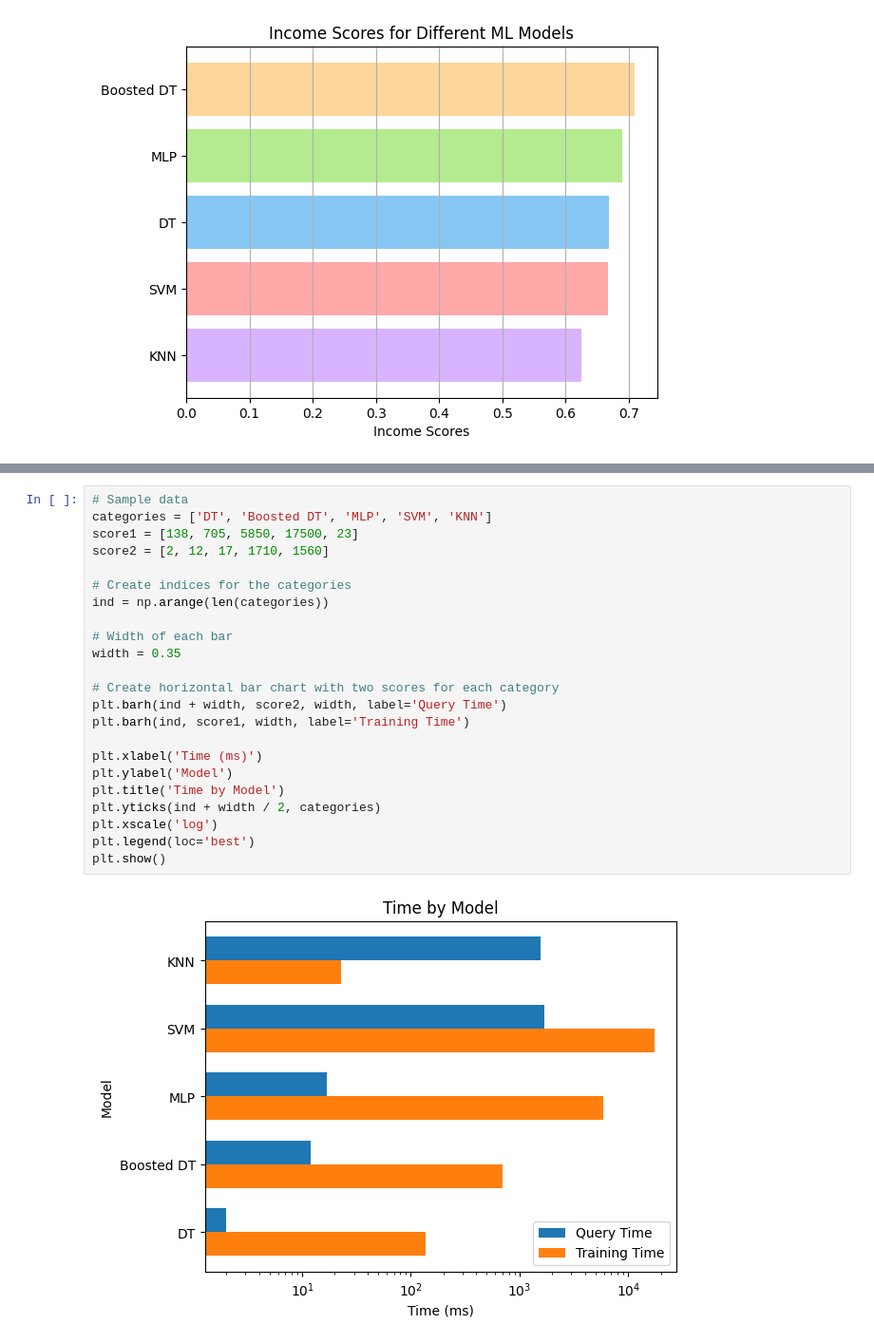
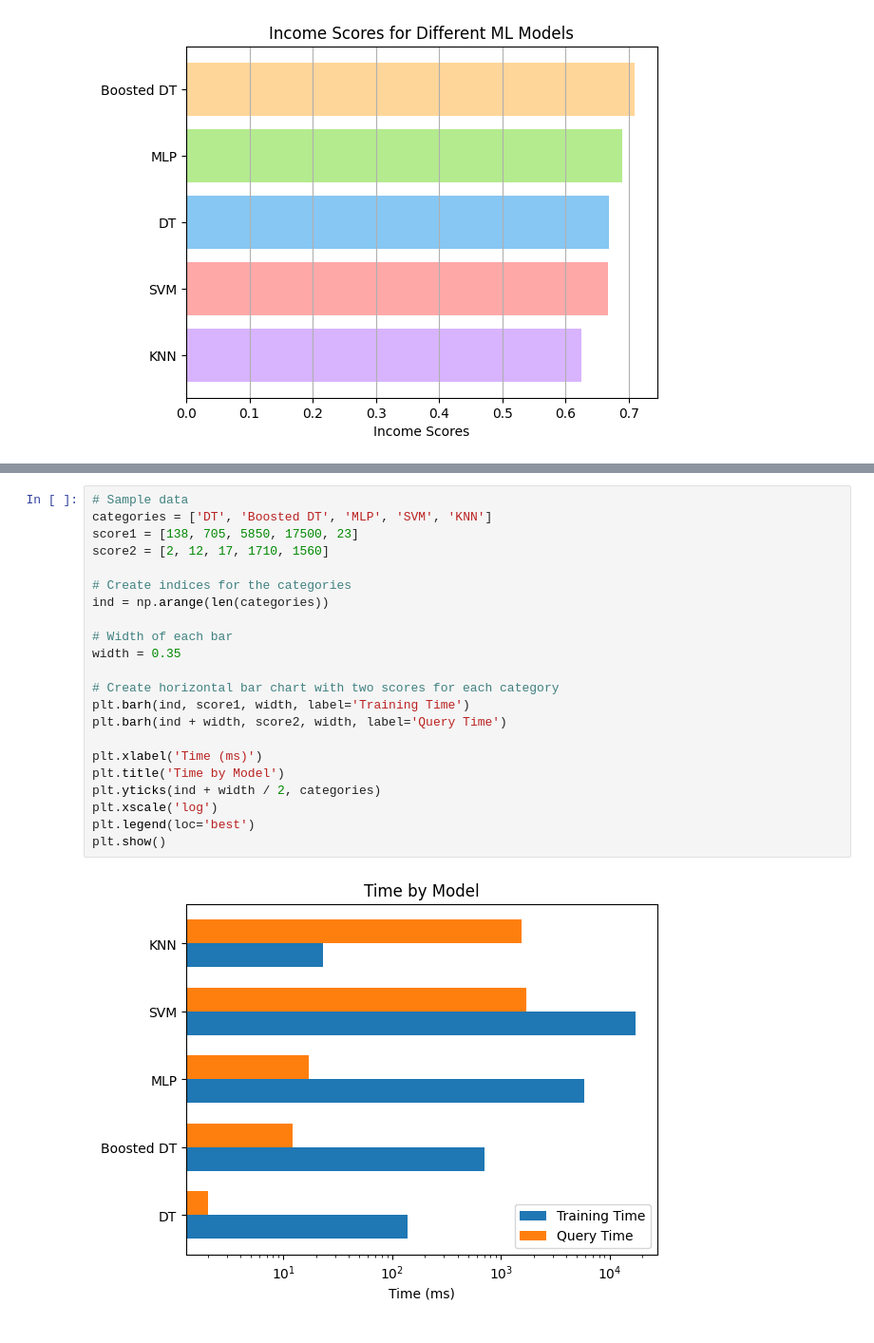
Before and after one commit to cjiefeng/7641-ml, a Jupyter notebook: supervised-learning/overall_performance.ipynb, the cells around one changed output, grey strips where cells are left out. Shown: that part at 95% size. Saved outputs shown, nothing was run; the diff lists cells and outputs as text.

```diff
--- a/supervised-learning/overall_performance.ipynb
+++ b/supervised-learning/overall_performance.ipynb
@@ -53,25 +52,24 @@ plt.show()
 # %%
 # Sample data
 categories = ['DT', 'Boosted DT', 'MLP', 'SVM', 'KNN']
 score1 = [138, 705, 5850, 17500, 23]
 score2 = [2, 12, 17, 1710, 1560]
 
 # Create indices for the categories
 ind = np.arange(len(categories))
 
 # Width of each bar
 width = 0.35
 
 # Create horizontal bar chart with two scores for each category
+plt.barh(ind, score1, width, label='Training Time')
 plt.barh(ind + width, score2, width, label='Query Time')
-plt.barh(ind, score1, width, label='Training Time')
 
 plt.xlabel('Time (ms)')
-plt.ylabel('Model')
 plt.title('Time by Model')
 plt.yticks(ind + width / 2, categories)
 plt.xscale('log')
 plt.legend(loc='best')
 plt.show()
 # %% [output]
-[figure, old version]
+[figure, new version]
```
Also changed, not shown: parts of 1 cell of this notebook, 2 other files.
